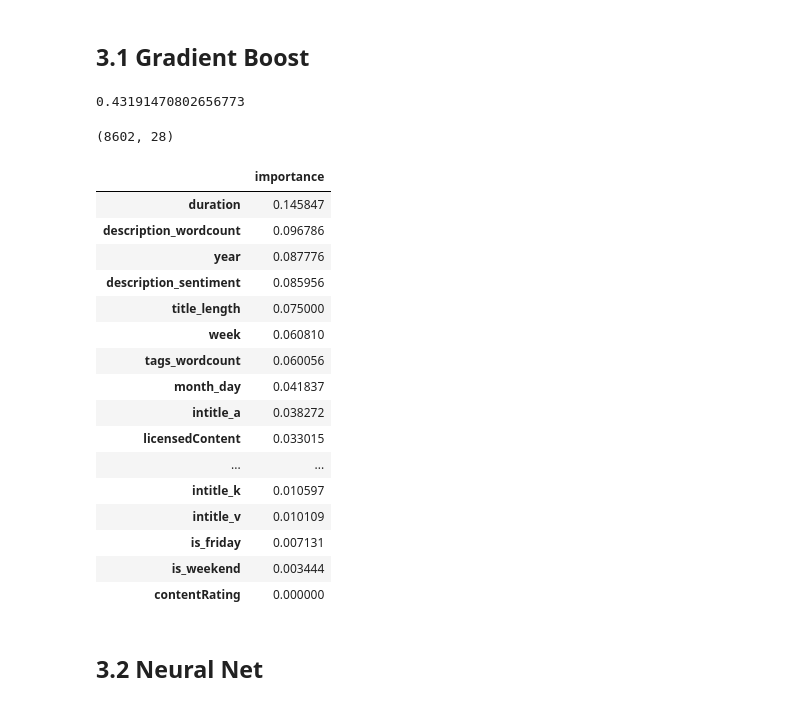
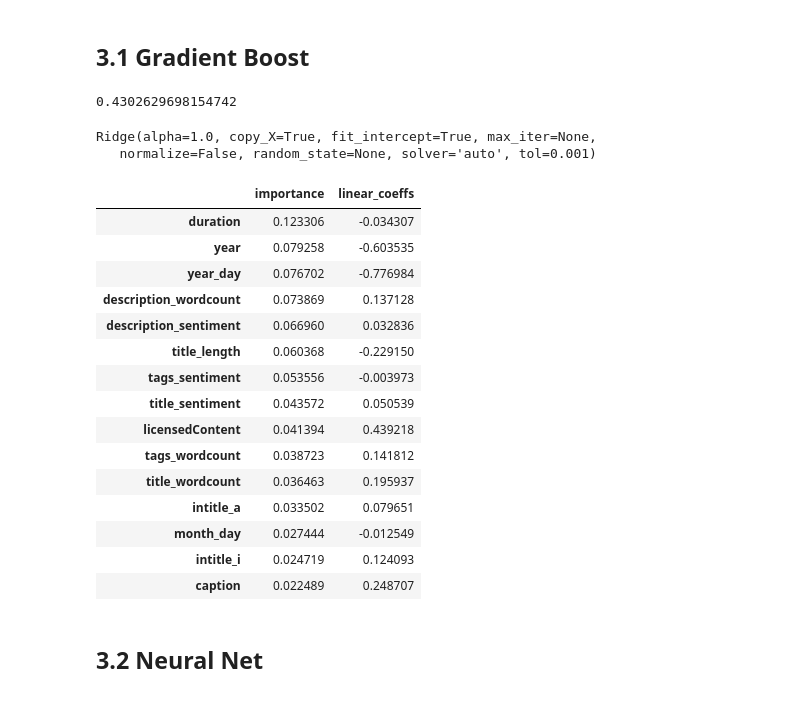
Before and after one commit to conorbarryhoke/Capstone, a Jupyter notebook: Regression_v2.ipynb, the cells around one changed output. Cells and saved outputs as stored; diff of their text form; code cells hidden in the pictures.

```diff
--- a/Regression_v2.ipynb
+++ b/Regression_v2.ipynb
@@ -220,36 +218,44 @@ basline_gb.score(X_test_sc, y_test)
 # %% [markdown]
 ## <a class="anchor" id="3.1-bullet">3.1 Gradient Boost</a>
 # %%
-X_train_sc, X_test_sc, y_train, y_test, ss, df_formodel,cols_include = get_model_data(exclude_ratios=True)
+X_train_sc, X_test_sc, y_train, y_test, ss, df_formodel,cols_include = get_model_data(
+    exclude_ratios=True,
+additional_cols_include=['year_day', 'month', 'tags_sentiment','title_sentiment', 'title_wordcount'])
 
 gb = GradientBoostingRegressor(max_depth=3, n_estimators=180, subsample=0.9, random_state=48) #GridSearch Params
 gb.fit(X_train_sc, y_train)
 gb.score(X_test_sc, y_test)
 # %% [output]
-0.43191470802656773
+0.4302629698154742
-# %%
-df_formodel.loc[:, cols_include].shape
-# %% [output]
-(8602, 28)
 # %%
-pd.DataFrame(gb.feature_importances_, index=cols_include, columns=['importance']).sort_values(by='importance', ascending=False)
+df_importance = pd.DataFrame(gb.feature_importances_,
+                             index=cols_include, columns=['importance'])
+
+lin_mod = Ridge()
+lin_mod.fit(X_train_sc, y_train)
 # %% [output]
-|  | importance |
-| duration | 0.145847 |
-| description_wordcount | 0.096786 |
-| year | 0.087776 |
-| description_sentiment | 0.085956 |
-| title_length | 0.075000 |
-| week | 0.060810 |
-| tags_wordcount | 0.060056 |
-| month_day | 0.041837 |
-| intitle_a | 0.038272 |
-| licensedContent | 0.033015 |
-| ... | ... |
-| intitle_k | 0.010597 |
-| intitle_v | 0.010109 |
-| is_friday | 0.007131 |
-| is_weekend | 0.003444 |
-| contentRating | 0.000000 |
+Ridge(alpha=1.0, copy_X=True, fit_intercept=True, max_iter=None,
+   normalize=False, random_state=None, solver='auto', tol=0.001)
+# %%
+df_importance['linear_coeffs'] = lin_mod.coef_
+
+df_importance.sort_values(by='importance', ascending=False).head(15)
+# %% [output]
+|  | importance | linear_coeffs |
+| duration | 0.123306 | -0.034307 |
+| year | 0.079258 | -0.603535 |
+| year_day | 0.076702 | -0.776984 |
+| description_wordcount | 0.073869 | 0.137128 |
+| description_sentiment | 0.066960 | 0.032836 |
+| title_length | 0.060368 | -0.229150 |
+| tags_sentiment | 0.053556 | -0.003973 |
+| title_sentiment | 0.043572 | 0.050539 |
+| licensedContent | 0.041394 | 0.439218 |
+| tags_wordcount | 0.038723 | 0.141812 |
+| title_wordcount | 0.036463 | 0.195937 |
+| intitle_a | 0.033502 | 0.079651 |
+| month_day | 0.027444 | -0.012549 |
+| intitle_i | 0.024719 | 0.124093 |
+| caption | 0.022489 | 0.248707 |
 # %% [markdown]
 ## <a class="anchor" id="3.2-bullet">3.2 Neural Net</a>
```
Also changed, not shown: parts of 19 cells of this notebook, 5 other files.
